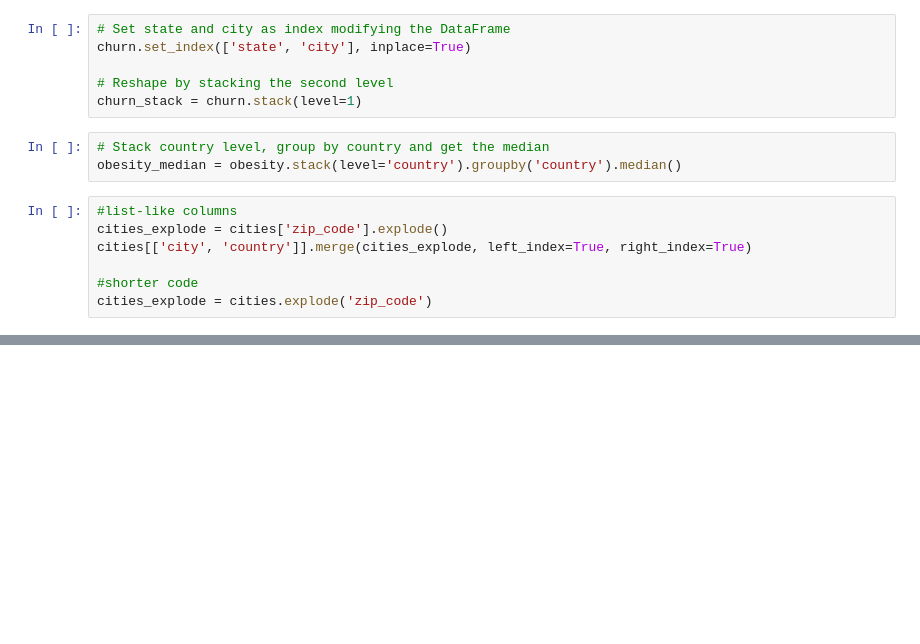
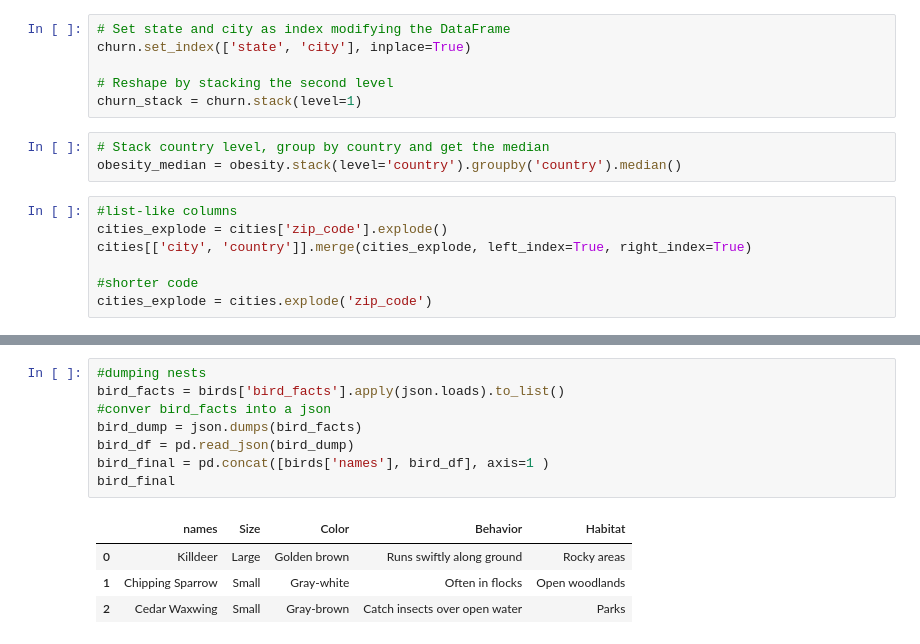
Before and after one commit to ecuerbo/pyprac, a Jupyter notebook: datacamp/reshaping-data.ipynb, the cells around one changed output, grey strips where cells are left out. Cells and saved outputs as stored; diff of their text form; blank space fills up the shorter version.

```diff
--- a/datacamp/reshaping-data.ipynb
+++ b/datacamp/reshaping-data.ipynb
@@ -144,0 +344,13 @@ cities_explode = cities.explode('zip_code')
+# %%
+#dumping nests
+bird_facts = birds['bird_facts'].apply(json.loads).to_list()
+#conver bird_facts into a json
+bird_dump = json.dumps(bird_facts)
+bird_df = pd.read_json(bird_dump)
+bird_final = pd.concat([birds['names'], bird_df], axis=1 )
+bird_final
+# %% [output]
+|  | names | Size | Color | Behavior | Habitat |
+| 0 | Killdeer | Large | Golden brown | Runs swiftly along ground | Rocky areas |
+| 1 | Chipping Sparrow | Small | Gray-white | Often in flocks | Open woodlands |
+| 2 | Cedar Waxwing | Small | Gray-brown | Catch insects over open water | Parks |
```
Also changed, not shown: parts of 20 cells of this notebook, 1 other file.
